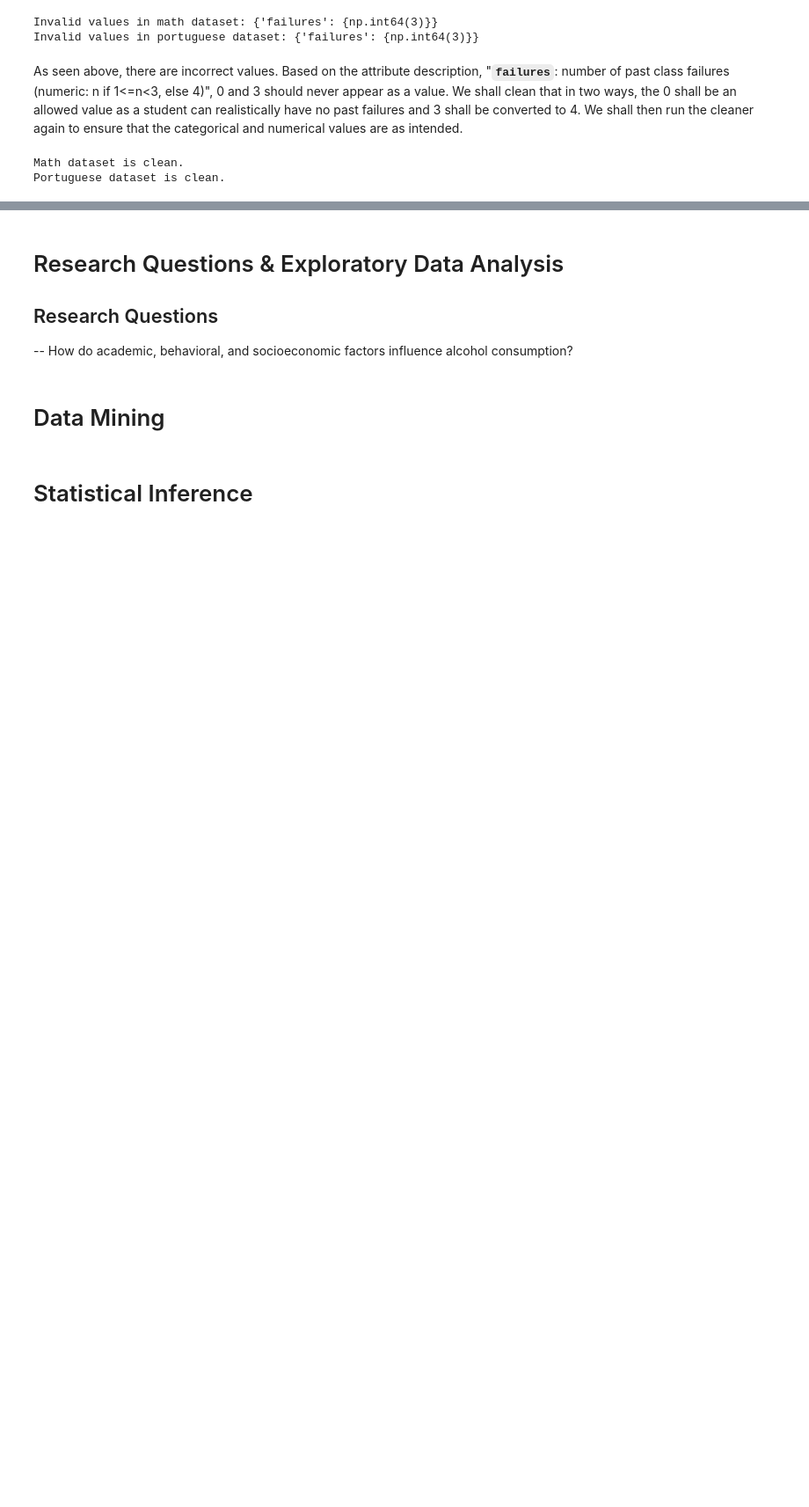
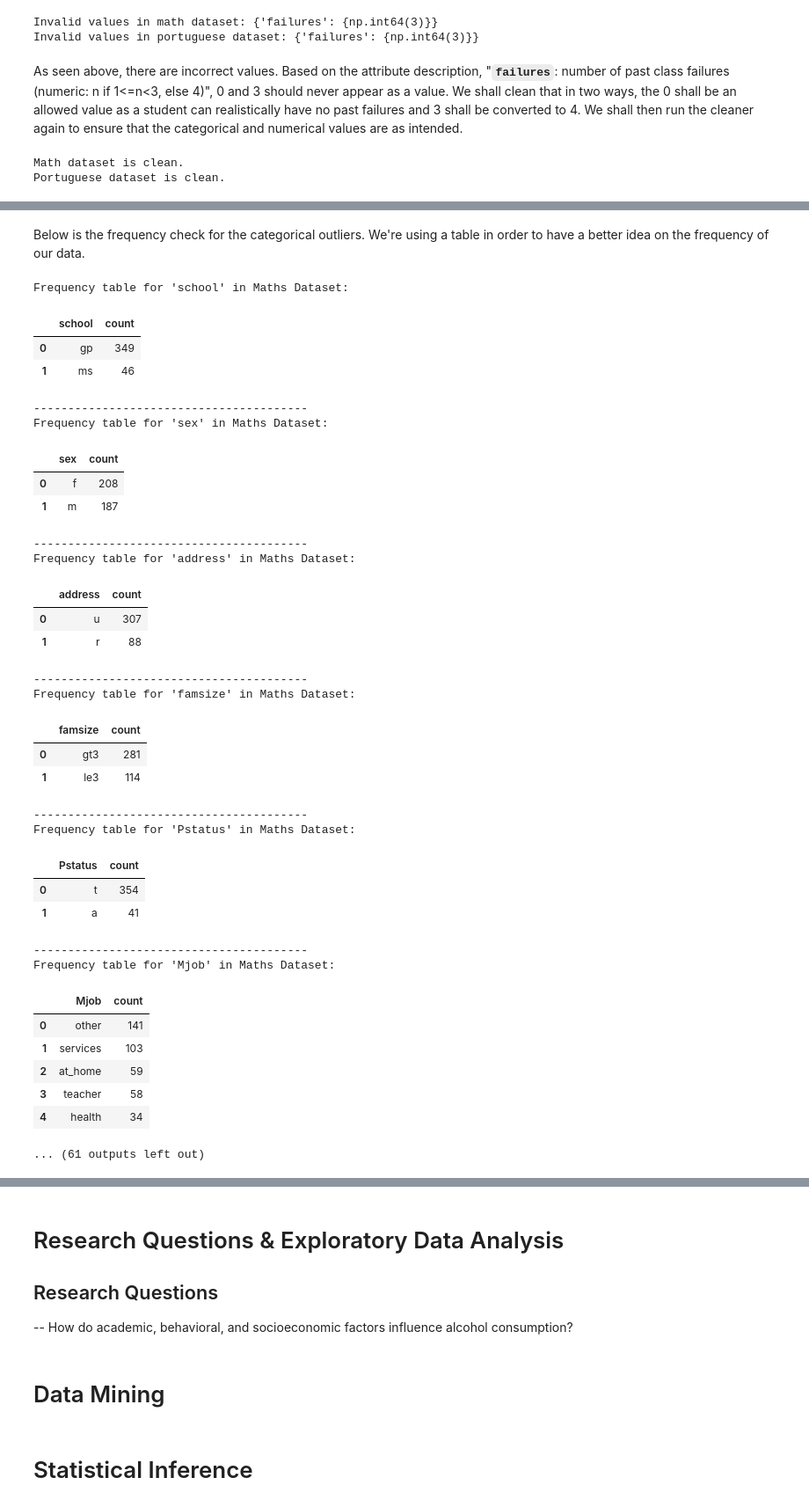
Before and after one commit to lonebono/CSMODEL, a Jupyter notebook: akbayanpartylistMCO.ipynb, the cells around one changed output, grey strips where cells are left out. Shown: that part at 88% size. Drawn from its saved outputs; the diff is of its cells as text; code cells hidden in the pictures; blank space fills up the shorter version.

```diff
--- a/akbayanpartylistMCO.ipynb
+++ b/akbayanpartylistMCO.ipynb
@@ -229,0 +342,48 @@ Portuguese dataset is clean.
+# %% [markdown]
+Below is the frequency check for the categorical outliers. We're using a table in order to have a better idea on the frequency of our data.
+# %%
+def categorical_frequency_table(df, dataset_name="Dataset"):
+    cat_cols = df.select_dtypes(include='object').columns
+    for col in cat_cols:
+        freq_table = df[col].value_counts(dropna=False).reset_index()
+        freq_table.columns = [col, 'count']
+        print(f"Frequency table for '{col}' in {dataset_name}:")
+        display(freq_table)
+        print("-" * 40)
+
+categorical_frequency_table(maths_df, dataset_name="Maths Dataset")
+categorical_frequency_table(portu_df, dataset_name="Portuguese Dataset")
+# %% [output]
+Frequency table for 'school' in Maths Dataset:
+|  | school | count |
+| 0 | gp | 349 |
+| 1 | ms | 46 |
+----------------------------------------
+Frequency table for 'sex' in Maths Dataset:
+|  | sex | count |
+| 0 | f | 208 |
+| 1 | m | 187 |
+----------------------------------------
+Frequency table for 'address' in Maths Dataset:
+|  | address | count |
+| 0 | u | 307 |
+| 1 | r | 88 |
+----------------------------------------
+Frequency table for 'famsize' in Maths Dataset:
+|  | famsize | count |
+| 0 | gt3 | 281 |
+| 1 | le3 | 114 |
+----------------------------------------
+Frequency table for 'Pstatus' in Maths Dataset:
+|  | Pstatus | count |
+| 0 | t | 354 |
+| 1 | a | 41 |
+----------------------------------------
+Frequency table for 'Mjob' in Maths Dataset:
+|  | Mjob | count |
+| 0 | other | 141 |
+| 1 | services | 103 |
+| 2 | at_home | 59 |
+| 3 | teacher | 58 |
+| 4 | health | 34 |
+... (61 outputs left out)
```
Also changed, not shown: parts of 19 cells of this notebook.
